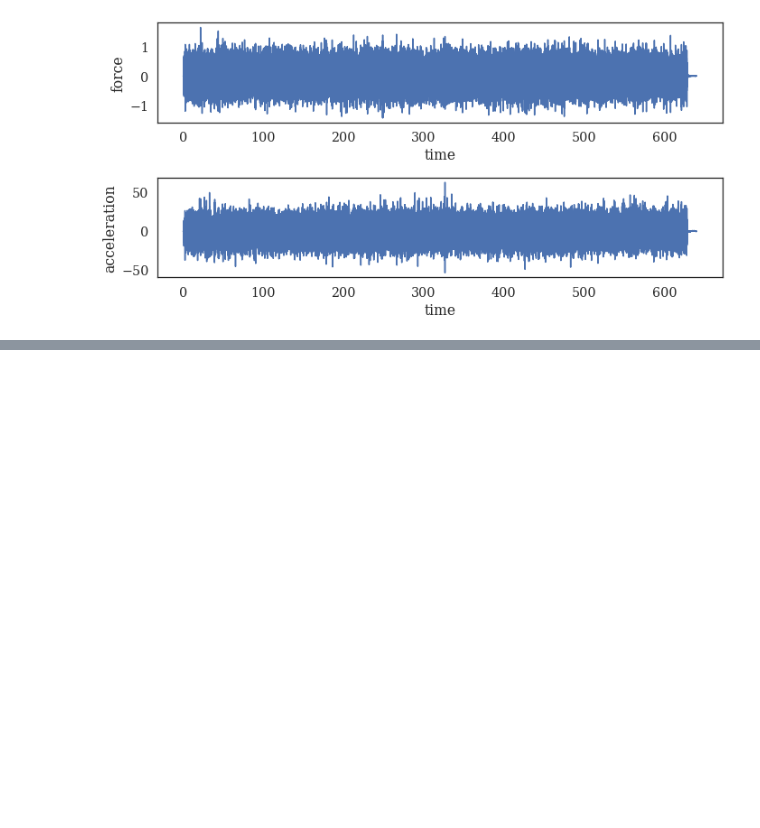
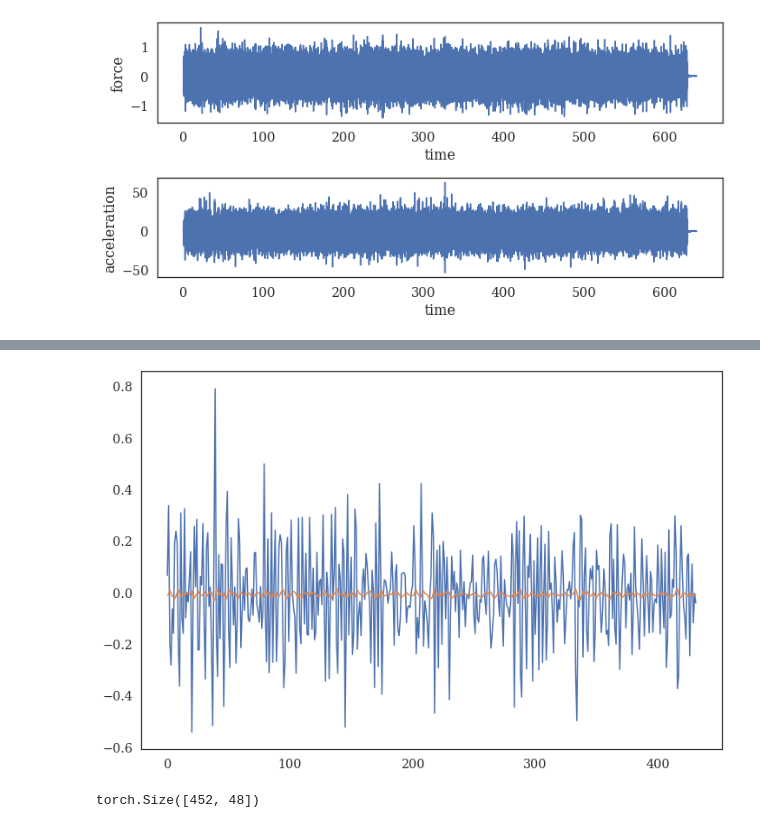
Before and after one commit to cleeag/ece271b, a Jupyter notebook: lstm/LSTM_v01.ipynb, the cells around one changed output, grey strips where cells are left out. Drawn from its saved outputs; the diff is of its cells as text; code cells hidden in the pictures; blank space fills up the shorter version.

```diff
--- a/lstm/LSTM_v01.ipynb
+++ b/lstm/LSTM_v01.ipynb
@@ -155,0 +101,24 @@ epoch:   5 loss: 0.00203087
+# %%
+def transform_data(arr_in, arr_out, seq_len):
+    x, y = [], []
+    seqn = arr_in.shape[1]
+    for i in range(len(arr_in) - seq_len):
+        x_i = arr_in[i : i + seq_len, :]
+        y_i = arr_out[i + 1 : i + seq_len + 1]
+        x.append(x_i)
+        y.append(y_i)
+    x_arr = np.array(x).reshape(-1, seq_len)
+    y_arr = np.array(y).reshape(-1, seq_len)
+    x_var = Variable(torch.from_numpy(x_arr).float())
+    y_var = Variable(torch.from_numpy(y_arr).float())
+    return x_var, y_var
+# %%
+from torch.autograd import Variable
+
+train_window = 30
+
+
+x_train, y_train = transform_data(ytrain, ytrain, train_window)
+x_val, y_val = transform_data(ytest, ytest, train_window)
+
+print(x_train.shape, y_train.shape)
@@ -155,0 +294,14 @@ epoch:   5 loss: 0.00203087
+# %%
+actual_1, predicted_1, test_loss_1 = optimization_1.evaluate(x_val, y_val, future=5, batch_size=48)
+actual_1 = np.array(actual_1)
+
+plt.figure(figsize=(12,8))
+plt.plot(actual_1)
+plt.plot(predicted_1)
+plt.show()
+# %% [output]
+[figure, added]
+# %%
+y_val.shape
+# %% [output]
+torch.Size([452, 48])
```
Also changed, not shown: parts of 13 cells of this notebook.
